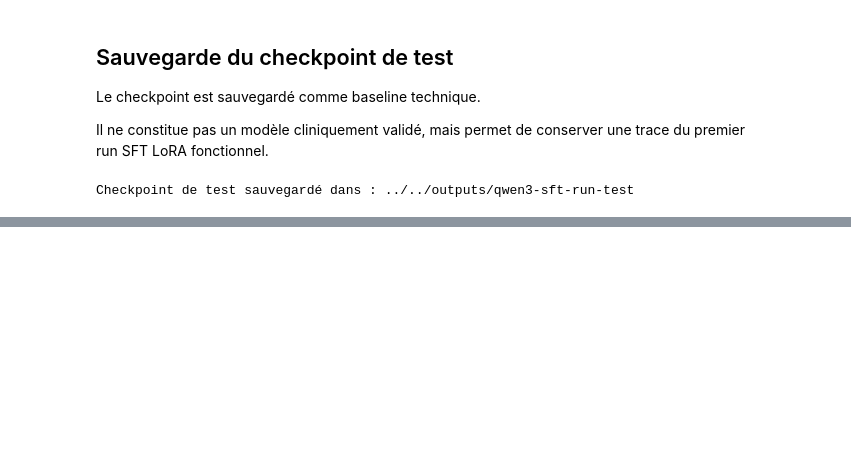
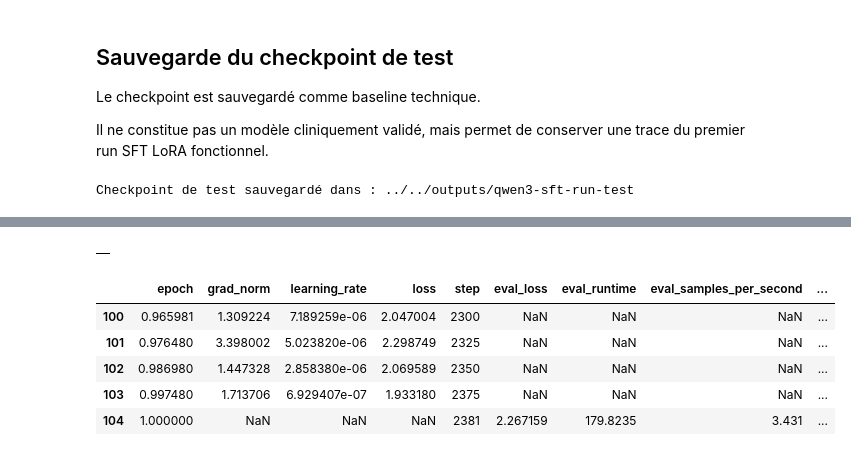
Before and after one commit to CelPri/projet14-triage-medical-ai, a Jupyter notebook: notebooks/training/01_sft_lora_test_pipeline.ipynb, the cells around one changed output, grey strips where cells are left out. Cells and saved outputs as stored; diff of their text form; code cells hidden in the pictures; blank space fills up the shorter version.

```diff
--- a/notebooks/training/01_sft_lora_test_pipeline.ipynb
+++ b/notebooks/training/01_sft_lora_test_pipeline.ipynb
@@ -559,0 +561,29 @@ Le run de test permet de valider l'exécution technique du fine-tuning SFT LoRA.
+# %%
+import pandas as pd
+import matplotlib.pyplot as plt
+
+logs_df = pd.DataFrame(trainer.state.log_history)
+
+logs_df.tail()
+# %% [output]
+|  |
+# %%
+import json
+import pandas as pd
+import matplotlib.pyplot as plt
+
+trainer_state_path = "../../outputs/qwen3-sft-run-test/checkpoint-2381/trainer_state.json"
+
+with open(trainer_state_path, "r", encoding="utf-8") as f:
+    trainer_state = json.load(f)
+
+logs_df = pd.DataFrame(trainer_state["log_history"])
+
+logs_df.tail()
+# %% [output]
+|  | epoch | grad_norm | learning_rate | loss | step | eval_loss | eval_runtime | eval_samples_per_second | ... |
+| 100 | 0.965981 | 1.309224 | 7.189259e-06 | 2.047004 | 2300 | NaN | NaN | NaN | ... |
+| 101 | 0.976480 | 3.398002 | 5.023820e-06 | 2.298749 | 2325 | NaN | NaN | NaN | ... |
+| 102 | 0.986980 | 1.447328 | 2.858380e-06 | 2.069589 | 2350 | NaN | NaN | NaN | ... |
+| 103 | 0.997480 | 1.713706 | 6.929407e-07 | 1.933180 | 2375 | NaN | NaN | NaN | ... |
+| 104 | 1.000000 | NaN | NaN | NaN | 2381 | 2.267159 | 179.8235 | 3.431 | ... |
```
Also changed, not shown: parts of 7 cells of this notebook, 4 other files.
